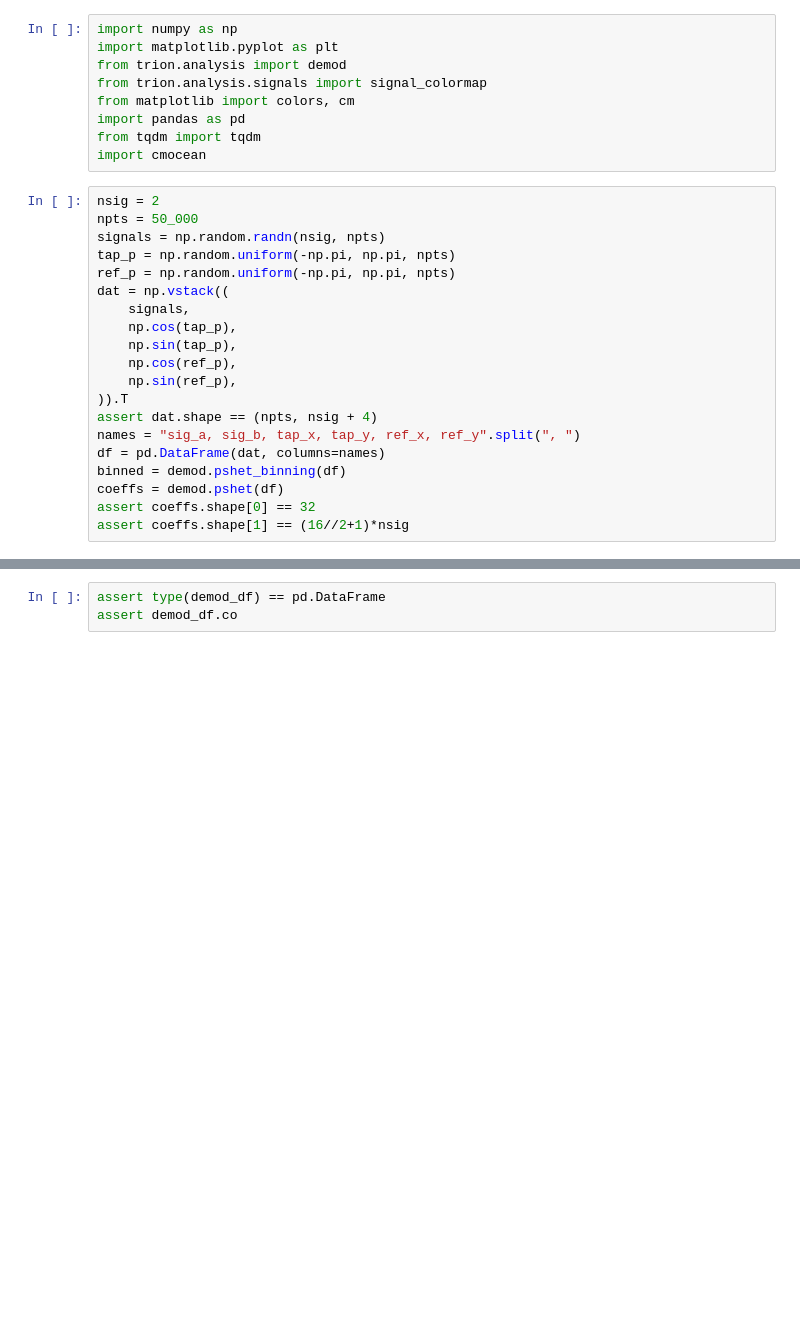
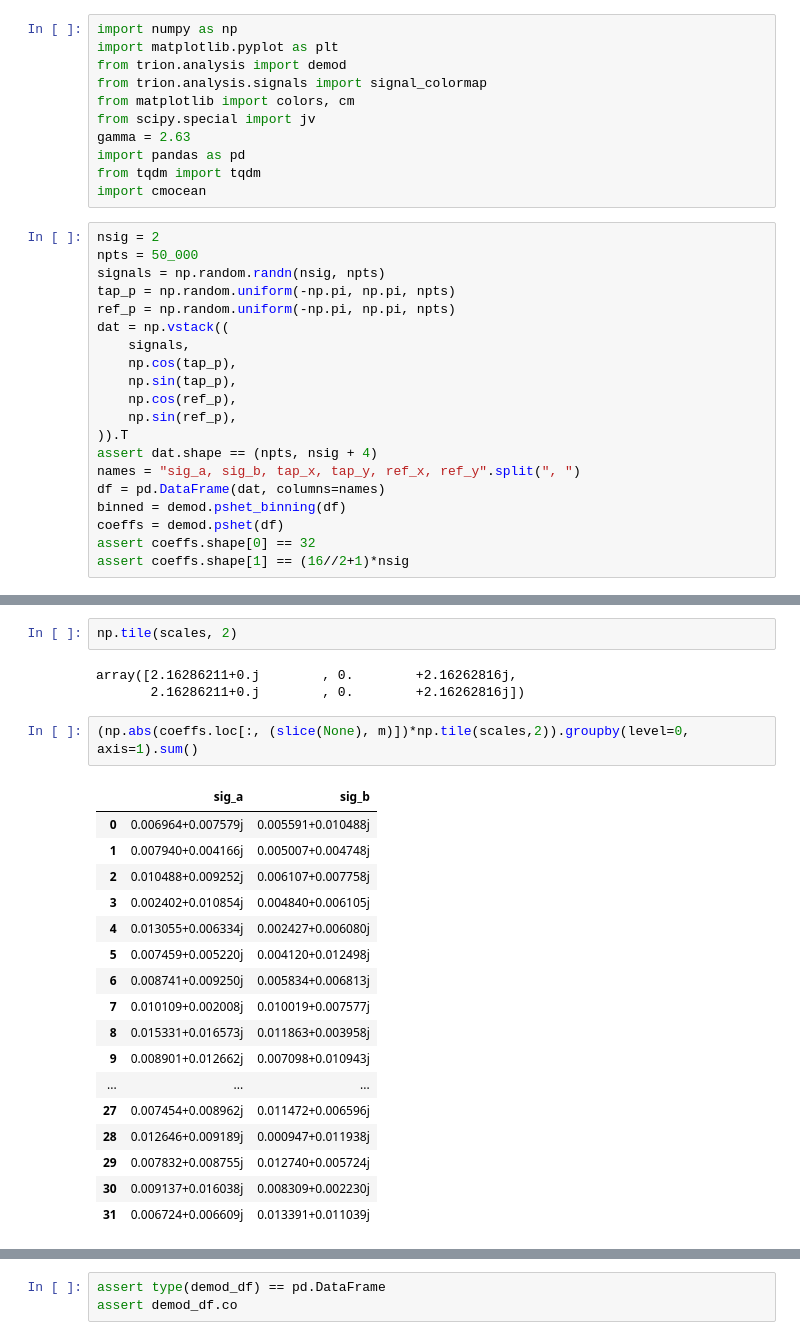
Before and after one commit to pschwendke/SNOMpad, a Jupyter notebook: scratch/demod/check_pshet_shape.ipynb, the cells around one changed output, grey strips where cells are left out. Cells and saved outputs as stored; diff of their text form; blank space fills up the shorter version.

```diff
--- a/scratch/demod/check_pshet_shape.ipynb
+++ b/scratch/demod/check_pshet_shape.ipynb
@@ -4,6 +4,8 @@ import matplotlib.pyplot as plt
 from trion.analysis import demod
 from trion.analysis.signals import signal_colormap
 from matplotlib import colors, cm
+from scipy.special import jv
+gamma = 2.63
 import pandas as pd
 from tqdm import tqdm
 import cmocean
@@ -43,0 +81,25 @@ coeffs["sig_a", 1][0]
+# %%
+np.tile(scales, 2)
+# %% [output]
+array([2.16286211+0.j        , 0.        +2.16262816j,
+       2.16286211+0.j        , 0.        +2.16262816j])
+# %%
+(np.abs(coeffs.loc[:, (slice(None), m)])*np.tile(scales,2)).groupby(level=0, axis=1).sum()
+# %% [output]
+|  | sig_a | sig_b |
+| 0 | 0.006964+0.007579j | 0.005591+0.010488j |
+| 1 | 0.007940+0.004166j | 0.005007+0.004748j |
+| 2 | 0.010488+0.009252j | 0.006107+0.007758j |
+| 3 | 0.002402+0.010854j | 0.004840+0.006105j |
+| 4 | 0.013055+0.006334j | 0.002427+0.006080j |
+| 5 | 0.007459+0.005220j | 0.004120+0.012498j |
+| 6 | 0.008741+0.009250j | 0.005834+0.006813j |
+| 7 | 0.010109+0.002008j | 0.010019+0.007577j |
+| 8 | 0.015331+0.016573j | 0.011863+0.003958j |
+| 9 | 0.008901+0.012662j | 0.007098+0.010943j |
+| ... | ... | ... |
+| 27 | 0.007454+0.008962j | 0.011472+0.006596j |
+| 28 | 0.012646+0.009189j | 0.000947+0.011938j |
+| 29 | 0.007832+0.008755j | 0.012740+0.005724j |
+| 30 | 0.009137+0.016038j | 0.008309+0.002230j |
+| 31 | 0.006724+0.006609j | 0.013391+0.011039j |
```
Also changed, not shown: parts of 9 cells of this notebook, 3 other files.
